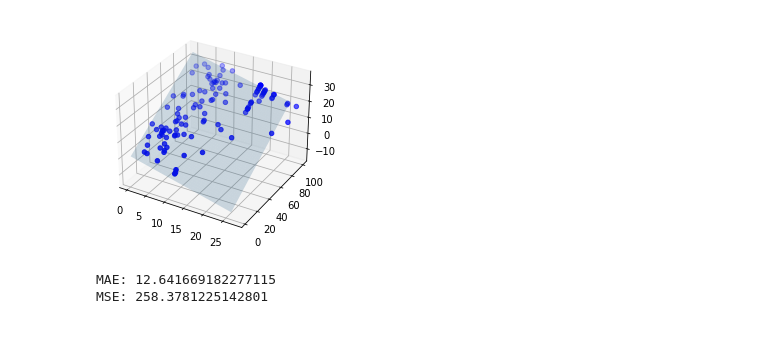
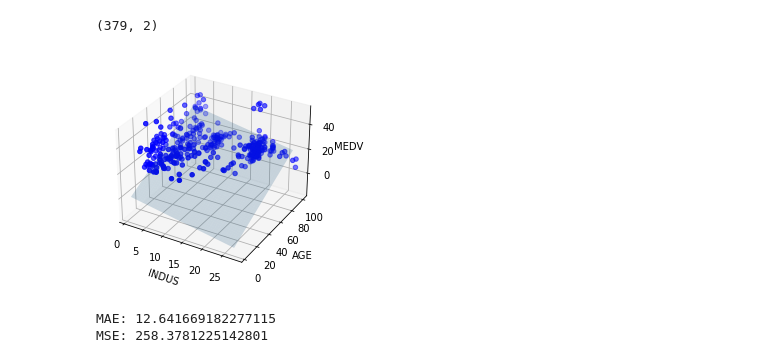
Before and after one commit to FatemeZamanian/Adaline, a Jupyter notebook: Boston-Adaline.ipynb, the cells around one changed output. Cells and saved outputs as stored; diff of their text form; code cells hidden in the pictures; blank space fills up the shorter version.

```diff
--- a/Boston-Adaline.ipynb
+++ b/Boston-Adaline.ipynb
@@ -78,29 +100,31 @@ plot_3d(
 # %%
 fig = plt.figure()
 ax = fig.add_subplot(projection='3d')
-
+# X_train=np.array(X_train)
+print(X_train.shape)
 #xy points
-x_range = np.arange(X[:,0].min(), X[:,0].max())
-y_range = np.arange(X[:,1].min(), X[:,1].max())
+x_range = np.arange(X_train[:,0].min(), X_train[:,0].max())
+y_range = np.arange(X_train[:,1].min(), X_train[:,1].max())
 #make 2D x,y array
 x, y = np.meshgrid(x_range, y_range)
 #z=X*a1+Y*a2
 #formulla :/
 m = model.m
 z = x * m[0] + y * m[1]
-
 ax.plot_surface(x, y, z, alpha = 0.2)
-ax.scatter(X_test[:,0],X_test[:,1],y_pr , c='blue')
-
-
+ax.scatter(X_train[:,0],X_train[:,1],Y_train, c='blue')
+ax.set_xlabel('INDUS')
+ax.set_ylabel('AGE')
+ax.set_zlabel('MEDV')
 plt.show()
 # %% [output]
+(379, 2)
-[figure, old version]
+[figure, new version]
-# %%
-MAE=model.evaluate_MAE(X_test,Y_test)
-MSE=model.evaluate_MSE(X_test,Y_test)
-print('MAE:',MAE)
-print('MSE:',MSE)
-# %% [output]
-MAE: 12.641669182277115
-MSE: 258.3781225142801
+# %%
+MAE=model.evaluate_MAE(X_test,Y_test)
+MSE=model.evaluate_MSE(X_test,Y_test)
+print('MAE:',MAE)
+print('MSE:',MSE)
+# %% [output]
+MAE: 12.641669182277115
+MSE: 258.3781225142801
```
Also changed, not shown: parts of 6 cells of this notebook.
